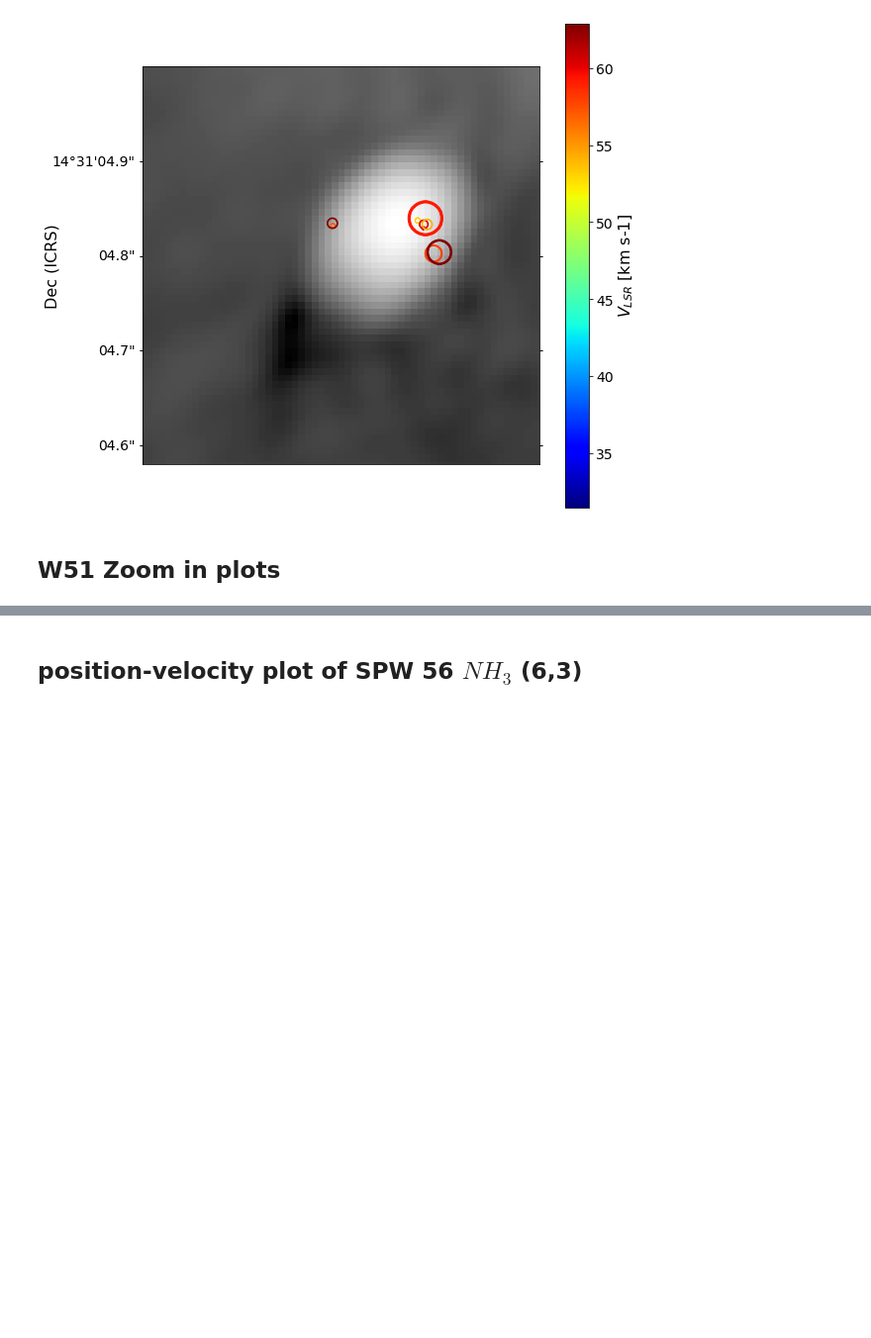
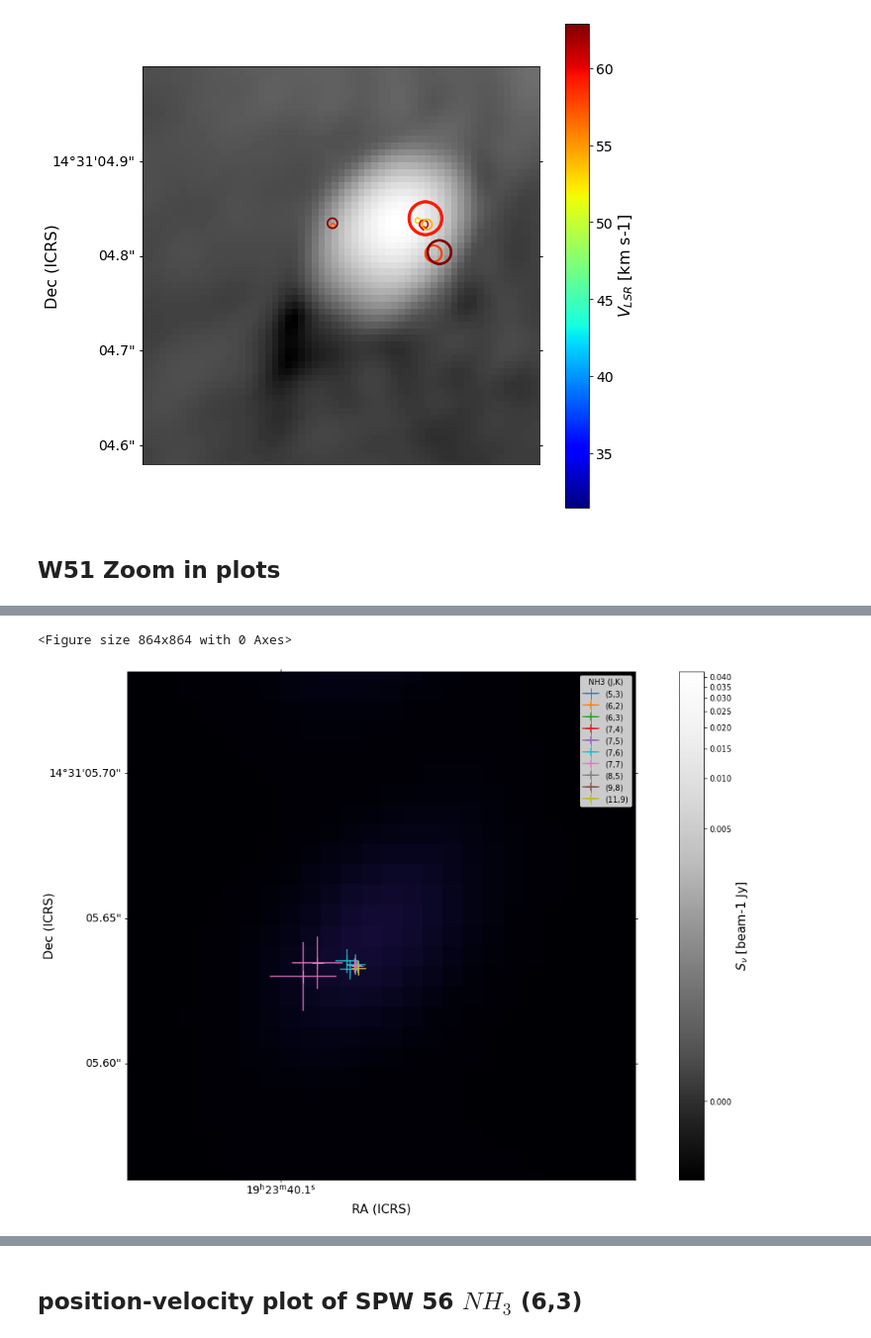
Before and after one commit to GalagaBits/W51-Masers-and-Starforming-Regions, a Jupyter notebook: notebooks/publication_plots.ipynb, the cells around one changed output, grey strips where cells are left out. Shown: that part at 99% size. Drawn from its saved outputs; the diff is of its cells as text; code cells hidden in the pictures; blank space fills up the shorter version.

```diff
--- a/notebooks/publication_plots.ipynb
+++ b/notebooks/publication_plots.ipynb
@@ -428,0 +435,14 @@ pl.show()
+# %%
+fig = pl.figure(figsize=(12,12))
+ax = w51north_plot()
+
+maser_points_ax()
+
+ax.imshow(img, cmap='inferno')
+ax.annotate('(7,6)', (290.9170759, 14.518231700), xytext=(290.9170759, 14.518231700), arrowprops = dict(arrowstyle="->"))
+ax.axis([cen[1]-215,cen[1]-190,cen[0]+80,cen[0]+105])
+
+pl.show()
+# %% [output]
+<Figure size 864x864 with 0 Axes>
+[figure, added]
```
Also changed, not shown: parts of 8 cells of this notebook.
